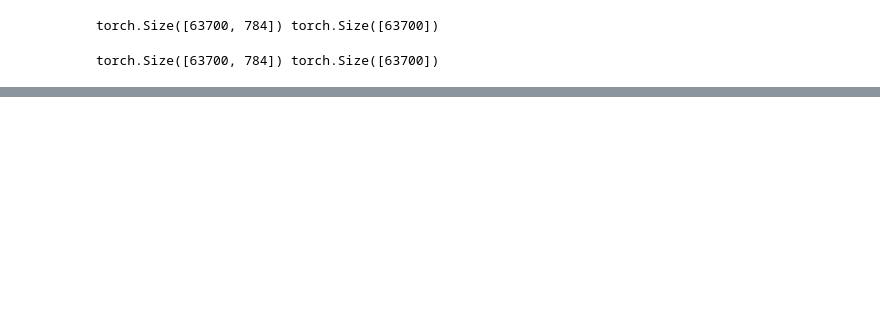
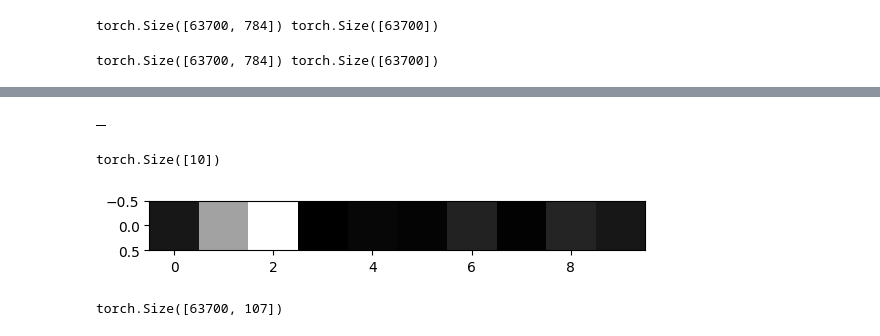
Before and after one commit to code-cerebrum0/ai, a Jupyter notebook: modified.ipynb, the cells around one changed output, grey strips where cells are left out. Drawn from its saved outputs; the diff is of its cells as text; code cells hidden in the pictures; blank space fills up the shorter version.

```diff
--- a/modified.ipynb
+++ b/modified.ipynb
@@ -357,0 +372,21 @@ activations = {}
+# %%
+aa = activations[model.net[-1]]
+
+
+Display.image_Display(aa[0])
+# %% [output]
+[figure, added]
+# %%
+aa[0].size()
+# %% [output]
+torch.Size([10])
+# %%
+image = aa[0].reshape(1,10).numpy()
+plt.imshow (image, cmap = 'gray')
+plt.show()
+# %% [output]
+[figure, added]
+# %%
+aa.size()
+# %% [output]
+torch.Size([63700, 107])
```
Also changed, not shown: parts of 10 cells of this notebook.
